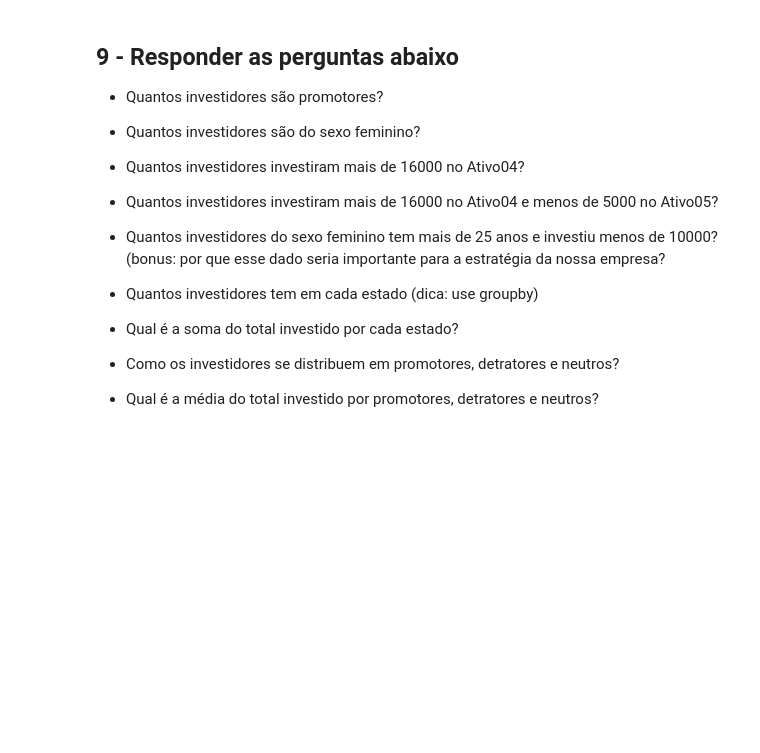
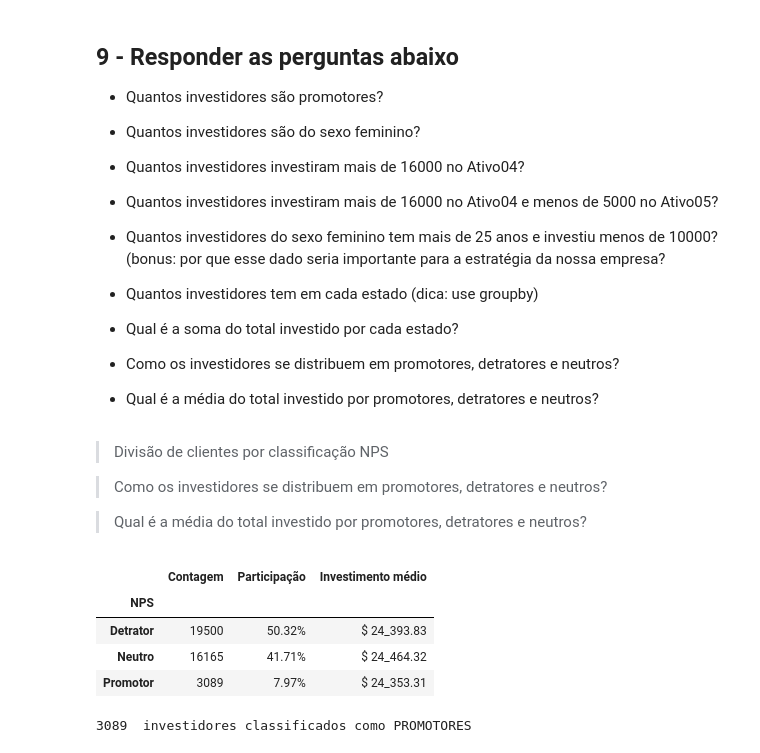
Before and after one commit to KelvinPichinini/lm-data-modulo2-projeto-final, a Jupyter notebook: Proj_1_pandas_notebook.ipynb, the cells around one changed output. Saved outputs shown, nothing was run; the diff lists cells and outputs as text; code cells hidden in the pictures; blank space fills up the shorter version.

```diff
--- a/Proj_1_pandas_notebook.ipynb
+++ b/Proj_1_pandas_notebook.ipynb
@@ -489,3 +575,23 @@ memory usage: 7.1+ MB
 - Qual é a soma do total investido por cada estado?
 - Como os investidores se distribuem em promotores, detratores e neutros?
 - Qual é a média do total investido por promotores, detratores e neutros?
+# %% [markdown]
+> Divisão de clientes por classificação NPS
+
+>Como os investidores se distribuem em promotores, detratores e neutros?
+
+>Qual é a média do total investido por promotores, detratores e neutros?
+# %%
+nps_class = pd.DataFrame()
+nps_class['Contagem'] = df_possib2.groupby('NPS').size()
+nps_class['Participação'] = df_possib2.groupby('NPS').size().apply(lambda x: '{:.2f}%'.format(x/df_possib2.shape[0]*100))
+nps_class['Investimento médio'] = df_possib2[['Total','NPS']].groupby('NPS').apply(lambda x: '$ {:_.2f}'.format(np.mean(x.Total,axis=0)))
+display(nps_class)
+print(nps_class.loc['Promotor','Contagem'],' investidores classificados como PROMOTORES')
+# %% [output]
+|  | Contagem | Participação | Investimento médio |
+| NPS |  |  |  |
+| Detrator | 19500 | 50.32% | $ 24_393.83 |
+| Neutro | 16165 | 41.71% | $ 24_464.32 |
+| Promotor | 3089 | 7.97% | $ 24_353.31 |
+3089  investidores classificados como PROMOTORES
```
Also changed, not shown: parts of 31 cells of this notebook.
